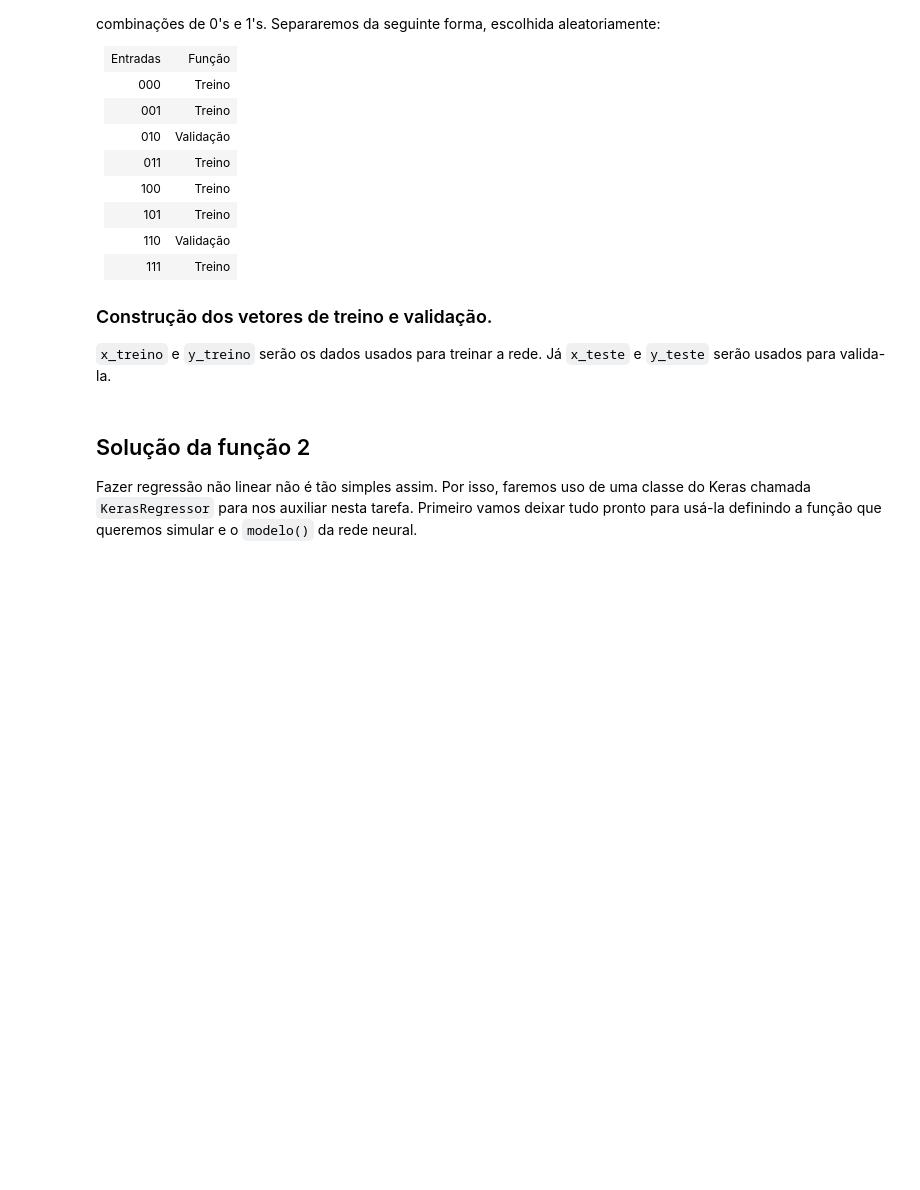
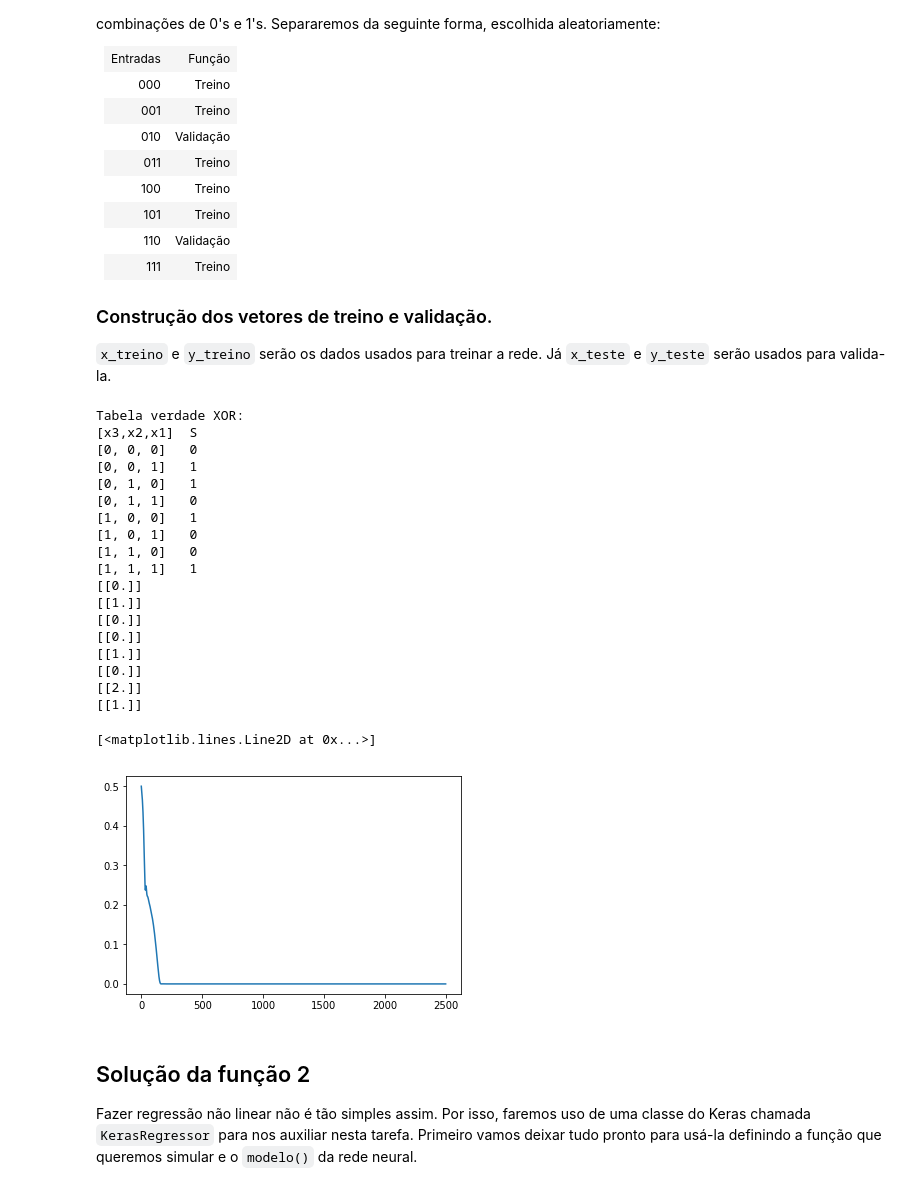
Before and after one commit to victorers1/DCA0133-AprendizagemDeMaquina, a Jupyter notebook: Unidade 2/Q2-EstimadorDeFuncao.ipynb, the cells around one changed output. Saved outputs shown, nothing was run; the diff lists cells and outputs as text; code cells hidden in the pictures; blank space fills up the shorter version.

```diff
--- a/Unidade 2/Q2-EstimadorDeFuncao.ipynb
+++ b/Unidade 2/Q2-EstimadorDeFuncao.ipynb
@@ -67,6 +67,75 @@ Separaremos da seguinte forma, escolhida aleatoriamente:
 
 ### Construção dos vetores de treino e validação.
 `x_treino` e `y_treino` serão os dados usados para treinar a rede. Já `x_teste` e `y_teste` serão usados para valida-la.
+# %%
+x,y = [],[]
+
+for i in range(2):
+    for j in range(2):
+        for k in range(2):
+            x.append([i,j,k])
+            y.append(i^j^k)
+
+
+x_teste = []
+x_teste.append(x[2])
+x_teste.append(x[6])
+y_teste = []
+y_teste.append(y[2])
+y_teste.append(y[6])
+
+x_treino = np.array([amostra for amostra in x if amostra not in x_teste])  # x_treino recebe todos os elementos de x que não estão em x_teste
+y_treino = np.array([y[i] for i in range(len(y)) if i != 2 and i != 6])[np.newaxis].T  # y_treino recebe todos elementos de y menos o que estão nas posições 2 e 6
+x_teste = np.array(x_teste)
+y_teste = np.array(y_teste)[np.newaxis].T
+
+print('Tabela verdade XOR:\n[x3,x2,x1]  S')
+for i,j in zip(x,y):
+    print(str(i)+'   '+str(j))
+
+# Construindo modelo da rede
+model = km.Sequential()  # Entrada
+model.add(kl.Dense(60, kernel_initializer='normal', activation='relu', input_dim=3)) # Segunda camada
+model.add(kl.Dense(60, kernel_initializer='normal', activation='relu'))
+model.add(kl.Dense(60,  kernel_initializer='normal', activation='relu'))
+model.add(kl.Dense(1, kernel_initializer='normal'))
+model.compile(loss='mean_squared_error', optimizer='adam')
+#optim='sgd', loss='mse'
+monitor = kc.EarlyStopping(monitor='loss', min_delta=1e-14, patience=2, verbose=0, mode='auto')  # Condição de parada do treinamento
+H = model.fit(x_treino, y_treino, epochs=2500,verbose=0)
+
+#valores = model.predict(x)
+#val_perd, val_prec = model.evaluate(x, y)
+rotulos = []
+for i in range(2):
+    for j in range(2):
+        for k in range(2):
+            #print(np.abs(model.predict(np.array([[i,j,k]]))))
+            rotulos.append(model.predict(np.array([[i,j,k]])))
+            print(np.around(np.abs(model.predict(np.array([[i,j,k]])))))
+
+plt.plot(H.history['loss'])
+# %% [output]
+Tabela verdade XOR:
+[x3,x2,x1]  S
+[0, 0, 0]   0
+[0, 0, 1]   1
+[0, 1, 0]   1
+[0, 1, 1]   0
+[1, 0, 0]   1
+[1, 0, 1]   0
+[1, 1, 0]   0
+[1, 1, 1]   1
+[[0.]]
+[[1.]]
+[[0.]]
+[[0.]]
+[[1.]]
+[[0.]]
+[[2.]]
+[[1.]]
+[<matplotlib.lines.Line2D at 0x...>]
+[figure, added]
 # %% [markdown]
 ## Solução da função 2
 Fazer regressão não linear não é tão simples assim. Por isso, faremos uso de uma classe do Keras chamada `KerasRegressor` para nos auxiliar nesta tarefa. Primeiro vamos deixar tudo pronto para usá-la definindo a função que queremos simular e o `modelo()` da rede neural.
```
Also changed, not shown: parts of 7 cells of this notebook.
